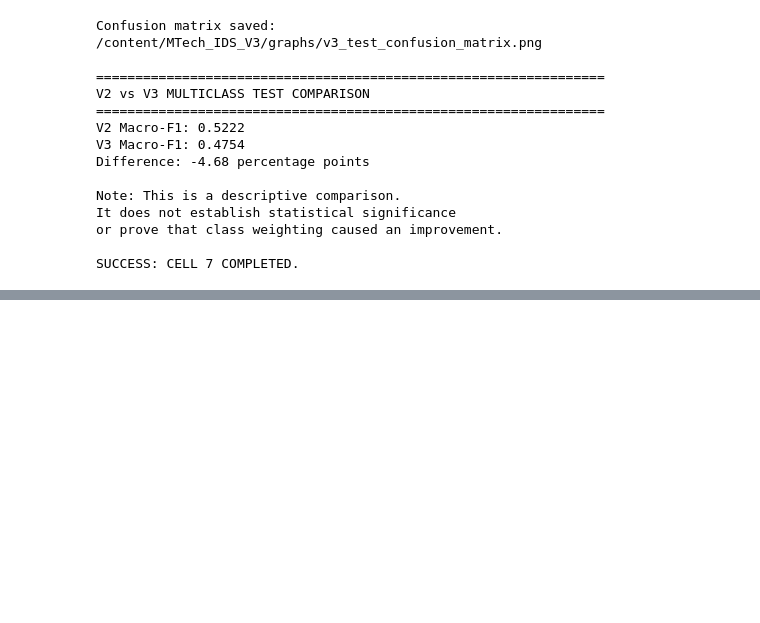
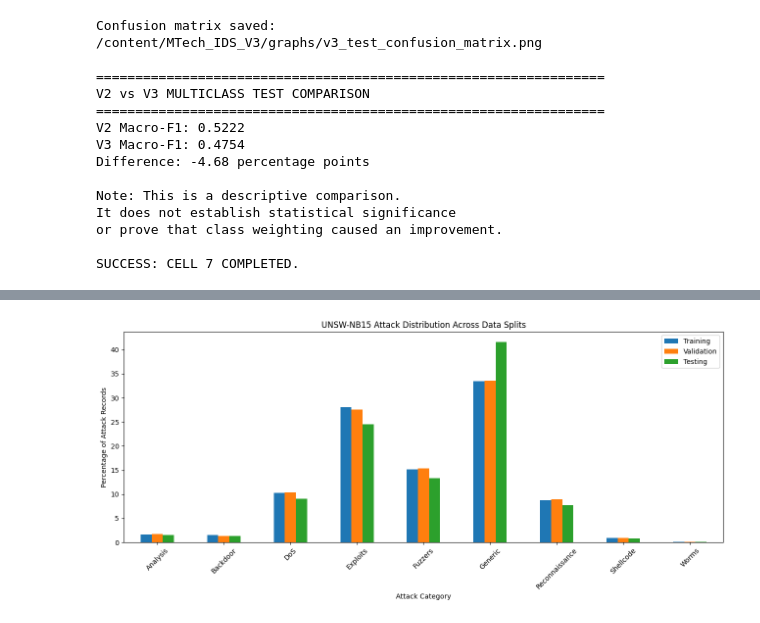
Before and after one commit to rontalapoojareddy/M.T-Project, a Jupyter notebook: MTech_IDS_Research_V3.ipynb, the cells around one changed output, grey strips where cells are left out. Saved outputs shown, nothing was run; the diff lists cells and outputs as text; code cells hidden in the pictures; blank space fills up the shorter version.

```diff
--- a/MTech_IDS_Research_V3.ipynb
+++ b/MTech_IDS_Research_V3.ipynb
@@ -1094,0 +1131,79 @@ ZIP size (MB): 12.37
+# %%
+
+# =====================================================
+# M.TECH RESEARCH V3 - CELL 10
+# Dataset Distribution Analysis
+# =====================================================
+
+import os
+import pandas as pd
+import matplotlib.pyplot as plt
+
+print("=" * 65)
+print("V3 - ATTACK DISTRIBUTION ANALYSIS")
+print("=" * 65)
+
+# Attack-only data
+train_counts = pd.Series(y_train_attack).value_counts()
+val_counts = pd.Series(y_val_attack).value_counts()
+test_counts = pd.Series(y_test_attack).value_counts()
+
+classes = sorted(
+    set(train_counts.index)
+    | set(val_counts.index)
+    | set(test_counts.index)
+)
+
+distribution = pd.DataFrame({
+    "Train_Count": train_counts.reindex(classes, fill_value=0),
+    "Validation_Count": val_counts.reindex(classes, fill_value=0),
+    "Test_Count": test_counts.reindex(classes, fill_value=0)
+})
+
+for split in ["Train", "Validation", "Test"]:
+    distribution[split + "_Percent"] = (
+        distribution[split + "_Count"]
+        / distribution[split + "_Count"].sum()
+        * 100
+    )
+
+distribution["Test_vs_Train_Difference_pp"] = (
+    distribution["Test_Percent"]
+    - distribution["Train_Percent"]
+)
+
+print("\nATTACK CLASS DISTRIBUTION:")
+print(distribution.round(2).to_string())
+
+# Save table
+output_csv = os.path.join(
+    RESULT_DIR, "v3_attack_distribution_analysis.csv"
+)
+distribution.to_csv(output_csv)
+
+# Plot percentage distribution
+ax = distribution[
+    ["Train_Percent", "Validation_Percent", "Test_Percent"]
+].plot(
+    kind="bar",
+    figsize=(13, 6),
+    rot=45
+)
+
+ax.set_title("UNSW-NB15 Attack Distribution Across Data Splits")
+ax.set_xlabel("Attack Category")
+ax.set_ylabel("Percentage of Attack Records")
+ax.legend(["Training", "Validation", "Testing"])
+
+plt.tight_layout()
+
+graph_path = os.path.join(
+    GRAPH_DIR, "v3_attack_distribution.png"
+)
+plt.savefig(graph_path, dpi=200)
+plt.show()
+
+print("\nSaved CSV:", output_csv)
+print("Saved graph:", graph_path)
+print("\nSUCCESS: CELL 10 COMPLETED.")
+# %% [output]
@@ -1094,0 +1225 @@ ZIP size (MB): 12.37
+[figure, added]
```
Also changed, not shown: parts of 4 cells of this notebook.
